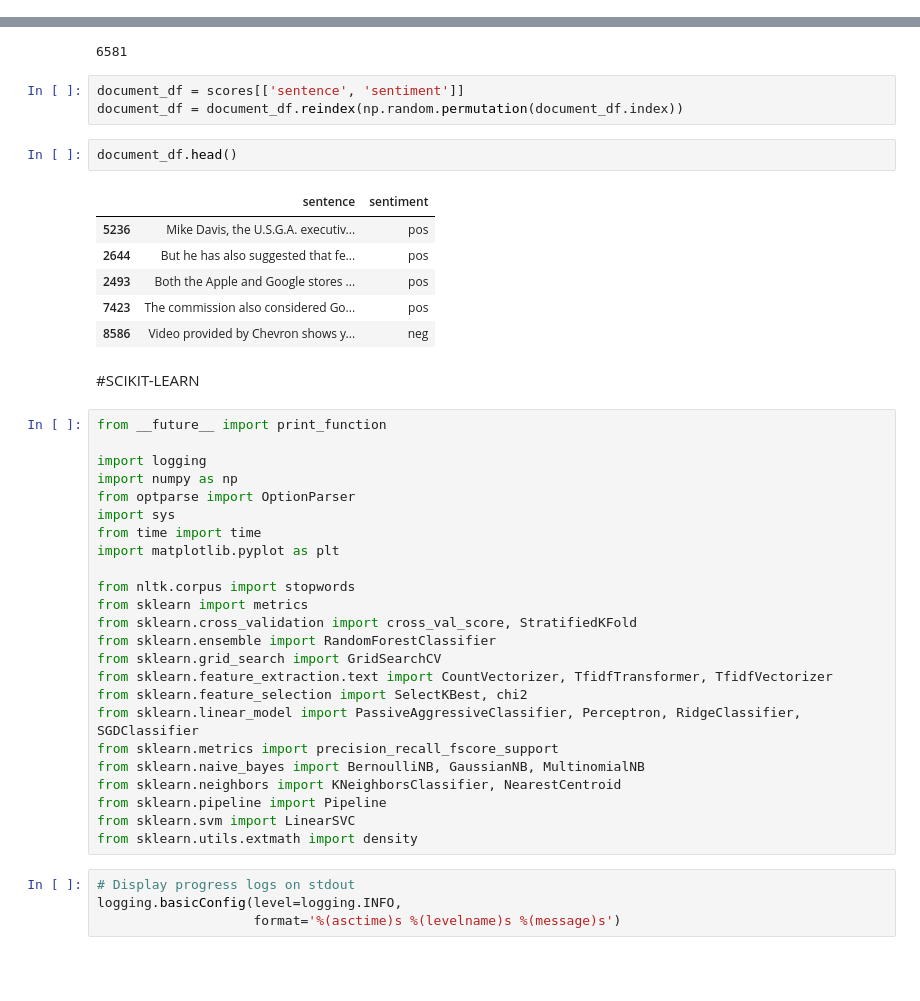
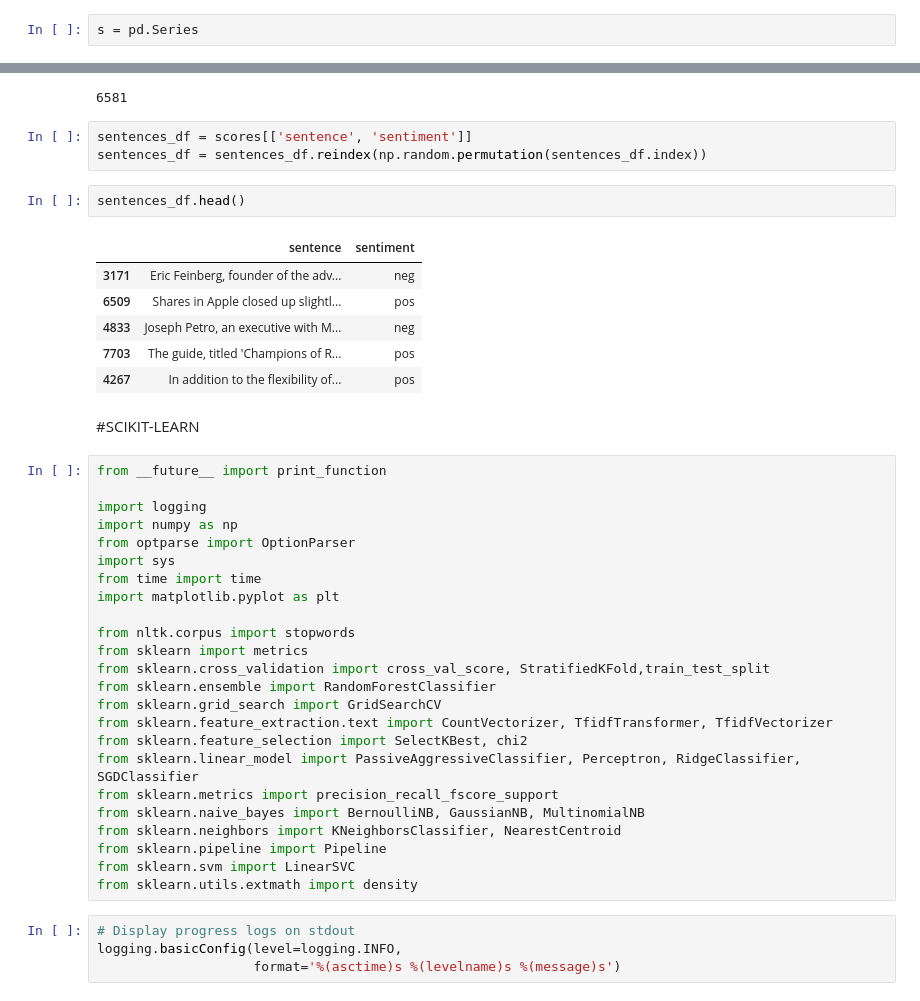
Before and after one commit to mavillard/liwc, a Jupyter notebook: scikit_opts.ipynb, the cells around one changed output, grey strips where cells are left out. Cells and saved outputs as stored; diff of their text form; blank space fills up the shorter version.

Commit message:
More tests

```diff
--- a/scikit_opts.ipynb
+++ b/scikit_opts.ipynb
@@ -106,6 +106,8 @@ dtype: int64
 | 'We must hope after so much preva... | -0.333333 |
 | 'We must push our leaders to step... | -0.285714 |
 | 'We need them to tell the story o... | -0.666667 |
+# %%
+s = pd.Series
 # %%
 from collections import Counter
 
@@ -150,17 +152,17 @@ len(scores)
 # %% [output]
 6581
 # %%
-document_df = scores[['sentence', 'sentiment']]
-document_df = document_df.reindex(np.random.permutation(document_df.index))
+sentences_df = scores[['sentence', 'sentiment']]
+sentences_df = sentences_df.reindex(np.random.permutation(sentences_df.index))
 # %%
-document_df.head()
+sentences_df.head()
 # %% [output]
 |  | sentence | sentiment |
-| 5236 | Mike Davis, the U.S.G.A. executiv... | pos |
-| 2644 | But he has also suggested that fe... | pos |
-| 2493 | Both the Apple and Google stores ... | pos |
-| 7423 | The commission also considered Go... | pos |
-| 8586 | Video provided by Chevron shows y... | neg |
+| 3171 | Eric Feinberg, founder of the adv... | neg |
+| 6509 | Shares in Apple closed up slightl... | pos |
+| 4833 | Joseph Petro, an executive with M... | neg |
+| 7703 | The guide, titled 'Champions of R... | pos |
+| 4267 | In addition to the flexibility of... | pos |
 # %% [markdown]
 #SCIKIT-LEARN
 # %%
@@ -175,7 +177,7 @@ import matplotlib.pyplot as plt
 
 from nltk.corpus import stopwords
 from sklearn import metrics
-from sklearn.cross_validation import cross_val_score, StratifiedKFold
+from sklearn.cross_validation import cross_val_score, StratifiedKFold,train_test_split
 from sklearn.ensemble import RandomForestClassifier
 from sklearn.grid_search import GridSearchCV
 from sklearn.feature_extraction.text import CountVectorizer, TfidfTransformer, TfidfVectorizer
```
Also changed, not shown: parts of 16 cells of this notebook, 5 other files.
